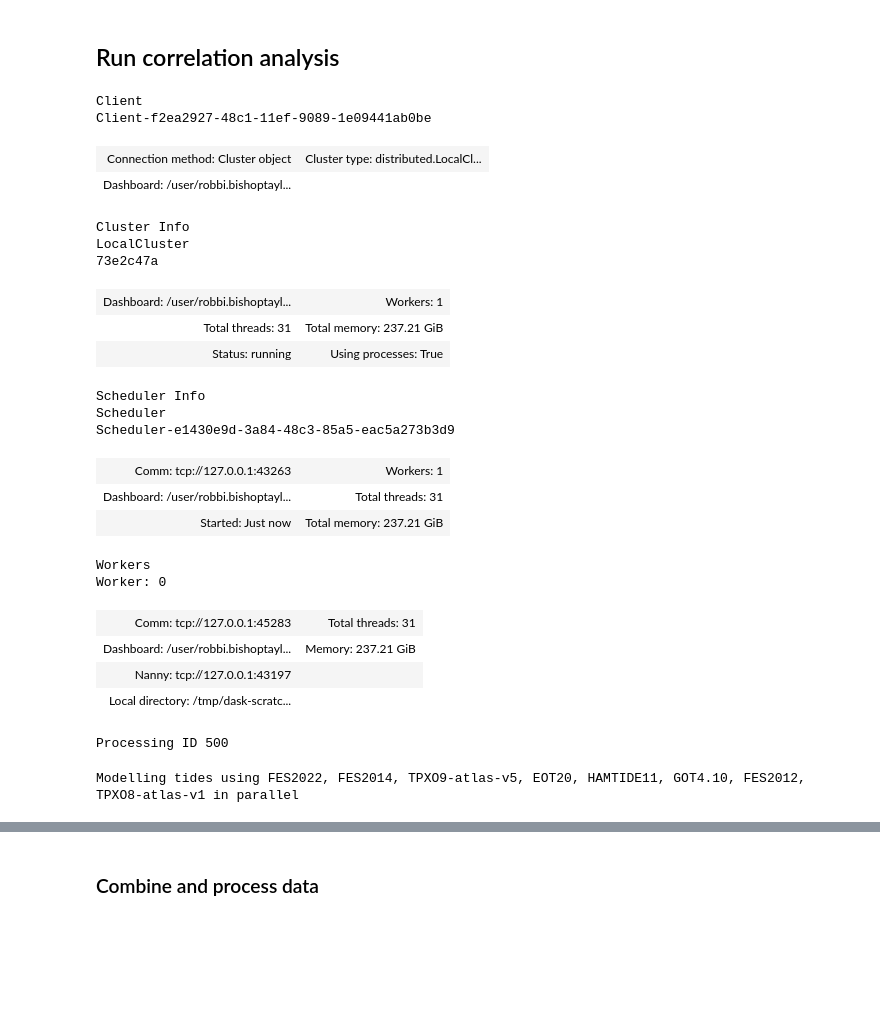
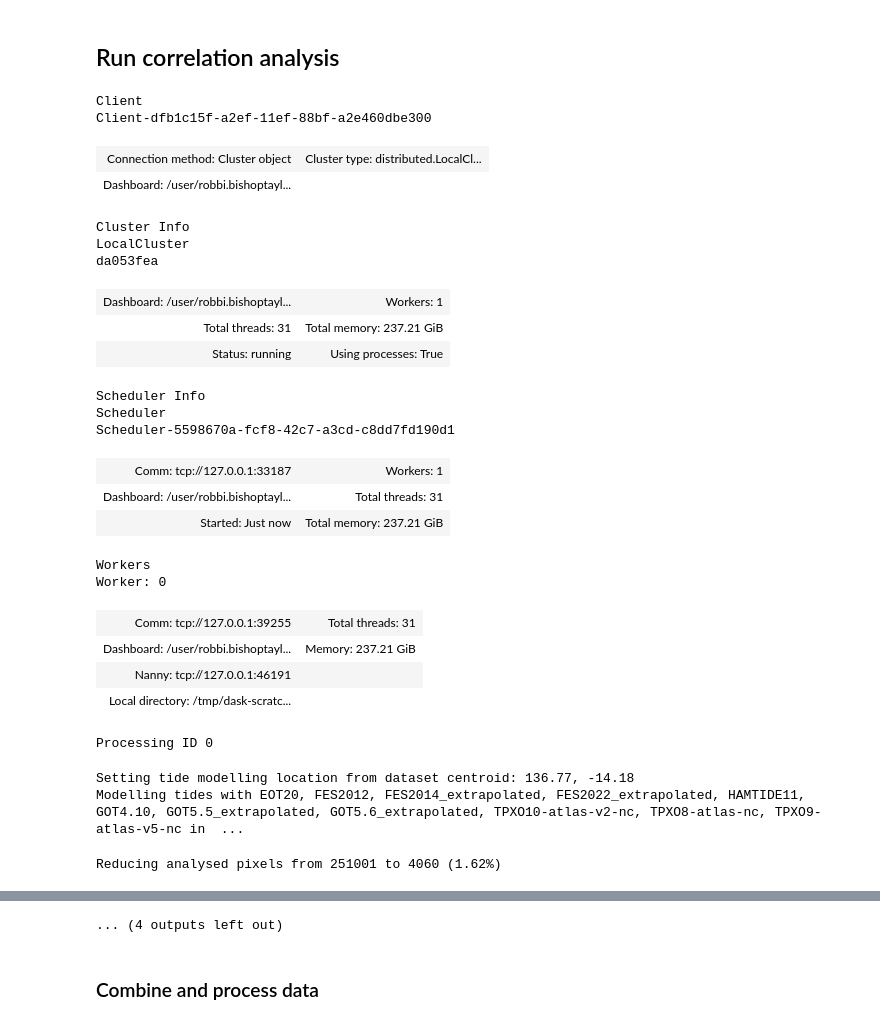
Before and after one commit to GeoscienceAustralia/dea-intertidal, a Jupyter notebook: notebooks/ensemble_tides/Tide_correlation_rankings.ipynb, the cells around one changed output, grey strips where cells are left out. Cells and saved outputs as stored; diff of their text form; code cells hidden in the pictures; blank space fills up the shorter version.

Commit message:
Update tide corr rankings notebook

```diff
--- a/notebooks/ensemble_tides/Tide_correlation_rankings.ipynb
+++ b/notebooks/ensemble_tides/Tide_correlation_rankings.ipynb
@@ -118,16 +107,19 @@ crs = "EPSG:3577"  # Coordinate Reference System (CRS) to use for output files
 include_s2 = True  # Include Sentinel-2 data in the analysis?
 include_ls = True  # Include Landsat data in the analysis?
 filter_gqa = True  # Filter to remove poorly georeferenced scenes?
-tide_model_dir = "/gdata1/data/tide_models_clipped/"  # Directory containing tide model files
+tide_model_dir = "/var/share/tide_models/"  # Directory containing tide model files
 
 # Models to run
 models = [
-    "FES2022",
-    "FES2014",
-    "TPXO9-atlas-v5",
     "EOT20",
+    "FES2012",
+    "FES2014_extrapolated",
+    "FES2022_extrapolated",
     "HAMTIDE11",
     "GOT4.10",
-    "FES2012",
-    "TPXO8-atlas-v1",
+    "GOT5.5_extrapolated",
+    "GOT5.6_extrapolated",
+    "TPXO10-atlas-v2-nc",
+    "TPXO8-atlas-nc",
+    "TPXO9-atlas-v5-nc",
 ]
@@ -138,14 +150,10 @@ models = [
 points_gdf = gpd.read_file("data/raw/tide_correlation_points_input.geojson").to_crs("EPSG:3577")
 
 # Select subset
-# points_gdf, name = points_gdf.iloc[0:2], "test"
-# points_gdf, name = points_gdf.to_crs("EPSG:4326").cx[149.249485:150.307278, -22.739863:-21.483880].to_crs("EPSG:3577"), "test"
-# points_gdf, name = points_gdf.iloc[0:500], "robbi_part1"
-points_gdf, name = points_gdf.iloc[500:1000], "robbi_part2"
-# points_gdf, name = points_gdf.iloc[1000:1500], "claire_part1"
-# points_gdf, name = points_gdf.iloc[1500:2000], "claire_part2"
-# points_gdf, name = points_gdf.iloc[2000:2500], "ness_part1"
-# points_gdf, name = points_gdf.iloc[2500:3000], "ness_part2"
+points_gdf, name = points_gdf.iloc[0:750], "claire_part1"
+# points_gdf, name = points_gdf.iloc[750:1500], "claire_part2"
+# points_gdf, name = points_gdf.iloc[1500:2250], "robbi_part1"
+# points_gdf, name = points_gdf.iloc[2250:3059], "robbi_part2"
 points_gdf.plot()
 
 # Apply buffer
@@ -170,42 +178,44 @@ for i, row in tqdm(points_gdf.iterrows(),
 
         point_id = row.id
         print(f"Processing ID {point_id}")
         geom = Geometry(row.geometry, crs="EPSG:3577")
 
         output_df = correlation_loop(point_id, geom, models)
         output_df["x"] = row.geometry.centroid.x
         output_df["y"] = row.geometry.centroid.y
 
         out_list.append(output_df)
 
         client.restart()
 
-    except:
-        print(f"{point_id} failed; skipping")
+    except Exception as e:
+        print(f"{point_id} failed with {e}; skipping")
 
 client.close()
 # %% [output]
 Client
-Client-f2ea2927-48c1-11ef-9089-1e09441ab0be
+Client-dfb1c15f-a2ef-11ef-88bf-a2e460dbe300
 | Connection method: Cluster object | Cluster type: distributed.LocalCl... |
 | Dashboard: /user/robbi.bishoptayl... |  |
 Cluster Info
 LocalCluster
-73e2c47a
+da053fea
 | Dashboard: /user/robbi.bishoptayl... | Workers: 1 |
 | Total threads: 31 | Total memory: 237.21 GiB |
 | Status: running | Using processes: True |
 Scheduler Info
 Scheduler
-Scheduler-e1430e9d-3a84-48c3-85a5-eac5a273b3d9
+Scheduler-5598670a-fcf8-42c7-a3cd-c8dd7fd190d1
-| Comm: tcp://127.0.0.1:43263 | Workers: 1 |
+| Comm: tcp://127.0.0.1:33187 | Workers: 1 |
 | Dashboard: /user/robbi.bishoptayl... | Total threads: 31 |
 | Started: Just now | Total memory: 237.21 GiB |
 Workers
 Worker: 0
-| Comm: tcp://127.0.0.1:45283 | Total threads: 31 |
+| Comm: tcp://127.0.0.1:39255 | Total threads: 31 |
 | Dashboard: /user/robbi.bishoptayl... | Memory: 237.21 GiB |
-| Nanny: tcp://127.0.0.1:43197 |  |
+| Nanny: tcp://127.0.0.1:46191 |  |
 | Local directory: /tmp/dask-scratc... |  |
-Processing ID 500
+Processing ID 0
-Modelling tides using FES2022, FES2014, TPXO9-atlas-v5, EOT20, HAMTIDE11, GOT4.10, FES2012, TPXO8-atlas-v1 in parallel
+Setting tide modelling location from dataset centroid: 136.77, -14.18
+Modelling tides with EOT20, FES2012, FES2014_extrapolated, FES2022_extrapolated, HAMTIDE11, GOT4.10, GOT5.5_extrapolated, GOT5.6_extrapolated, TPXO10-atlas-v2-nc, TPXO8-atlas-nc, TPXO9-atlas-v5-nc in  ...
+Reducing analysed pixels from 251001 to 4060 (1.62%)
@@ -212,3 +223,4 @@ Modelling tides using FES2022, FES2014, TPXO9-atlas-v5, EOT20, HAMTIDE11, GOT4.1
+... (4 outputs left out)
 # %% [markdown]
 ### Combine and process data
 # %%
```
Also changed, not shown: parts of 7 cells of this notebook, 2 other files.
